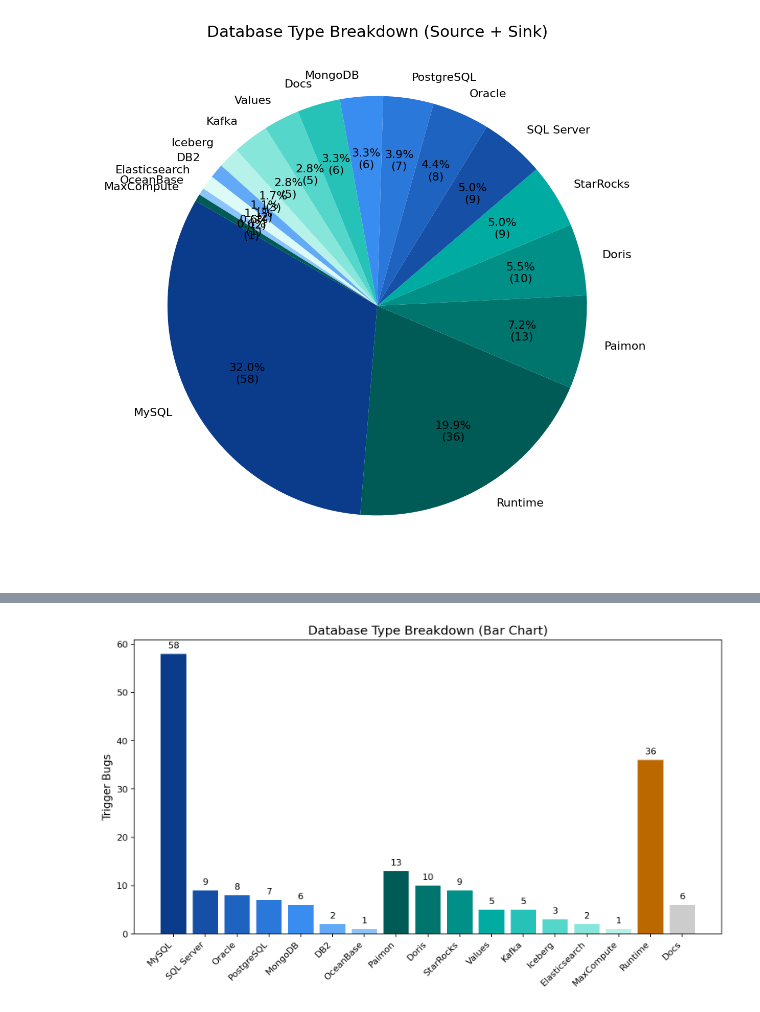
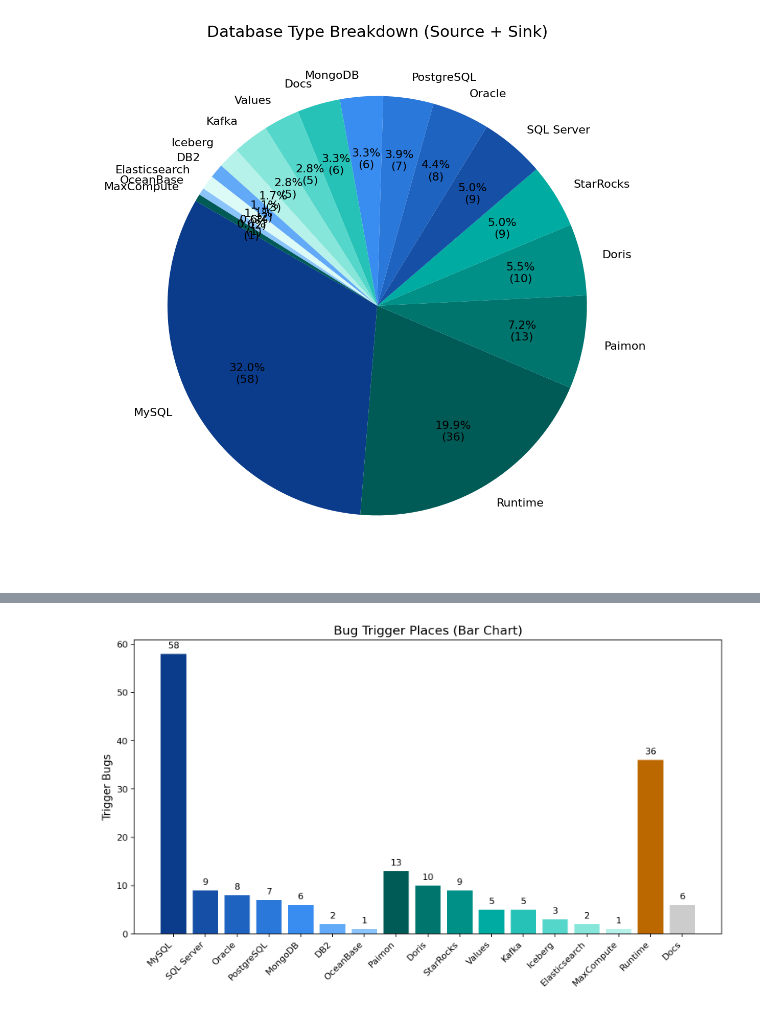
Before and after one commit to edwardzcn-decade/gh-easy-crawler, a Jupyter notebook: plot/scripts/plot_notebook.ipynb, the cells around one changed output, grey strips where cells are left out. Cells and saved outputs as stored; diff of their text form; code cells hidden in the pictures.

```diff
--- a/plot/scripts/plot_notebook.ipynb
+++ b/plot/scripts/plot_notebook.ipynb
@@ -370,32 +373,32 @@ plt.show()
 fig1_3, ax1_3 = plt.subplots(figsize=(10,6))
 # We reuse: reordered_labels, reordered_values, reordered_colors
 
 # X-axis positions
 x_positions = np.arange(len(reordered_labels))
 
 # Draw bars
 ax1_3.bar(
     x_positions,
     reordered_values,
     color=reordered_colors,
     # edgecolor="gray",
     linewidth=0.8
 )
 
 # Labeling
 ax1_3.set_xticks(x_positions)
 ax1_3.set_xticklabels(reordered_labels, rotation=45, ha="right")
 
 ax1_3.set_ylabel("Trigger Bugs")
-ax1_3.set_title("Database Type Breakdown (Bar Chart)", fontsize=14)
+ax1_3.set_title("Bug Trigger Places (Bar Chart)", fontsize=14)
 
 # Adding numeric annotations on top of bars
 for i, v in enumerate(reordered_values):
     ax1_3.text(i, v + max(reordered_values)*0.015,
              str(v),
              ha="center", va="bottom", fontsize=10)
 
 fig1_3.tight_layout()
 plt.show()
 # %% [output]
-[figure, old version]
+[figure, new version]
```
Also changed, not shown: parts of 10 cells of this notebook.
